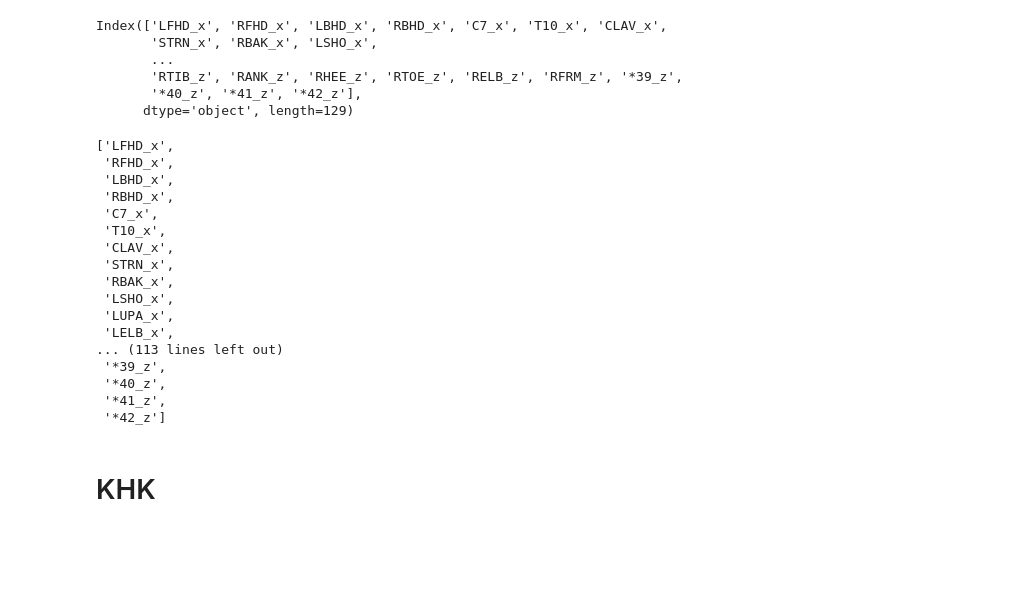
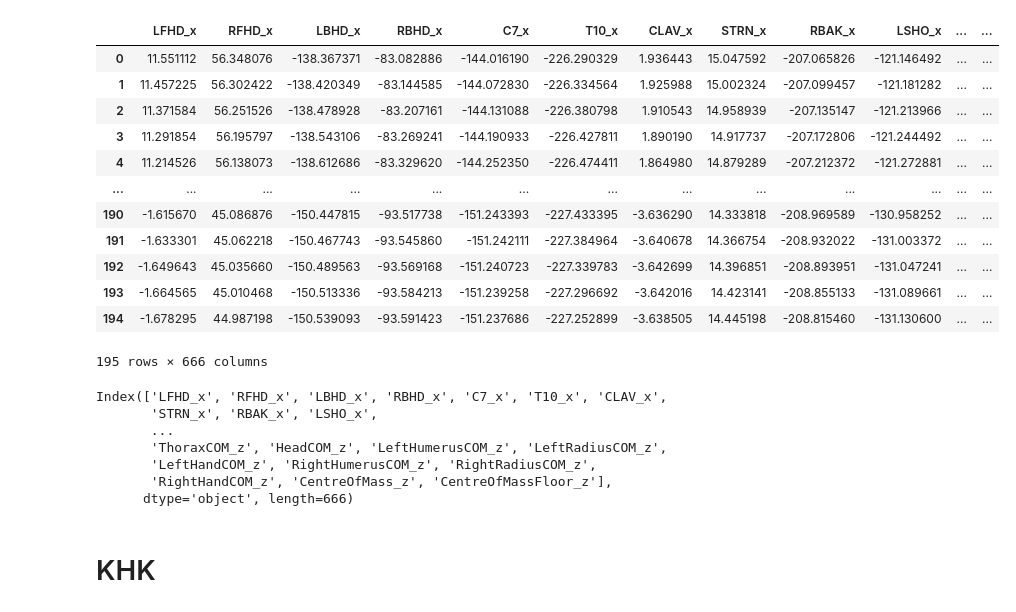
Before and after one commit to lgwds/boxing_analysis, a Jupyter notebook: main2.ipynb, the cells around one changed output. Saved outputs shown, nothing was run; the diff lists cells and outputs as text; code cells hidden in the pictures; blank space fills up the shorter version.

```diff
--- a/main2.ipynb
+++ b/main2.ipynb
@@ -6,64 +6,61 @@ import plotly.express as px
 import matplotlib
 # %%
 data = []
-with open('DSKPre03.c3d', 'rb') as handle:
+with open('DSKPost02.c3d', 'rb') as handle:
     reader = c3d.Reader(handle)
     for i, points, analog in reader.read_frames():
         #print('frame {}: point {}, analog {}'.format(i, points.shape, analog.shape))
         data.append(points)
 
 data_calibration = []
 with open('SubjectionCalibration01.c3d', 'rb') as handle:
     reader_calibration = c3d.Reader(handle)
     for i, points, analog in reader_calibration.read_frames():
         #print('frame {}: point {}, analog {}'.format(i, points.shape, analog.shape))
         data_calibration.append(points)
 
 data = np.array(data)
 data_calibration = np.array(data_calibration)
 
 def data2df(data, c3d_reader):
     point_labels = [i.strip() for i in np.array(c3d_reader.point_labels)]
 
     point_labels_xyz = [i+'_x' for i in point_labels]
     [point_labels_xyz.append(i+'_y') for i in point_labels]
     [point_labels_xyz.append(i+'_z') for i in point_labels]
 
     data_xyz = data[:,:,0] # x-coordinates,
     data_xyz = np.append(data_xyz, data[:,:,1], axis = 1) # y-coordinates,
     data_xyz = np.append(data_xyz, data[:,:,2], axis = 1) # z-coordinates,
     return pd.DataFrame(data=data_xyz, columns=point_labels_xyz)
 
 df = data2df(data, reader)
 df_calibration = data2df(data_calibration, reader_calibration)
 df_calibration
 # %% [output]
+|  | LFHD_x | RFHD_x | LBHD_x | RBHD_x | C7_x | T10_x | CLAV_x | STRN_x | RBAK_x | LSHO_x | ... | ... |
+| 0 | 11.551112 | 56.348076 | -138.367371 | -83.082886 | -144.016190 | -226.290329 | 1.936443 | 15.047592 | -207.065826 | -121.146492 | ... | ... |
+| 1 | 11.457225 | 56.302422 | -138.420349 | -83.144585 | -144.072830 | -226.334564 | 1.925988 | 15.002324 | -207.099457 | -121.181282 | ... | ... |
+| 2 | 11.371584 | 56.251526 | -138.478928 | -83.207161 | -144.131088 | -226.380798 | 1.910543 | 14.958939 | -207.135147 | -121.213966 | ... | ... |
+| 3 | 11.291854 | 56.195797 | -138.543106 | -83.269241 | -144.190933 | -226.427811 | 1.890190 | 14.917737 | -207.172806 | -121.244492 | ... | ... |
+| 4 | 11.214526 | 56.138073 | -138.612686 | -83.329620 | -144.252350 | -226.474411 | 1.864980 | 14.879289 | -207.212372 | -121.272881 | ... | ... |
+| ... | ... | ... | ... | ... | ... | ... | ... | ... | ... | ... | ... | ... |
+| 190 | -1.615670 | 45.086876 | -150.447815 | -93.517738 | -151.243393 | -227.433395 | -3.636290 | 14.333818 | -208.969589 | -130.958252 | ... | ... |
+| 191 | -1.633301 | 45.062218 | -150.467743 | -93.545860 | -151.242111 | -227.384964 | -3.640678 | 14.366754 | -208.932022 | -131.003372 | ... | ... |
+| 192 | -1.649643 | 45.035660 | -150.489563 | -93.569168 | -151.240723 | -227.339783 | -3.642699 | 14.396851 | -208.893951 | -131.047241 | ... | ... |
+| 193 | -1.664565 | 45.010468 | -150.513336 | -93.584213 | -151.239258 | -227.296692 | -3.642016 | 14.423141 | -208.855133 | -131.089661 | ... | ... |
+| 194 | -1.678295 | 44.987198 | -150.539093 | -93.591423 | -151.237686 | -227.252899 | -3.638505 | 14.445198 | -208.815460 | -131.130600 | ... | ... |
-Index(['LFHD_x', 'RFHD_x', 'LBHD_x', 'RBHD_x', 'C7_x', 'T10_x', 'CLAV_x',
-       'STRN_x', 'RBAK_x', 'LSHO_x',
-       ...
-       'RTIB_z', 'RANK_z', 'RHEE_z', 'RTOE_z', 'RELB_z', 'RFRM_z', '*39_z',
-       '*40_z', '*41_z', '*42_z'],
-      dtype='object', length=129)
+195 rows × 666 columns
-# %%
-list(df_calibration.columns)
-# %% [output]
-['LFHD_x',
- 'RFHD_x',
- 'LBHD_x',
- 'RBHD_x',
- 'C7_x',
- 'T10_x',
- 'CLAV_x',
- 'STRN_x',
- 'RBAK_x',
- 'LSHO_x',
- 'LUPA_x',
- 'LELB_x',
-... (113 lines left out)
- '*39_z',
- '*40_z',
- '*41_z',
- '*42_z']
+# %%
+df_calibration.columns
+# %% [output]
+Index(['LFHD_x', 'RFHD_x', 'LBHD_x', 'RBHD_x', 'C7_x', 'T10_x', 'CLAV_x',
+       'STRN_x', 'RBAK_x', 'LSHO_x',
+       ...
+       'ThoraxCOM_z', 'HeadCOM_z', 'LeftHumerusCOM_z', 'LeftRadiusCOM_z',
+       'LeftHandCOM_z', 'RightHumerusCOM_z', 'RightRadiusCOM_z',
+       'RightHandCOM_z', 'CentreOfMass_z', 'CentreOfMassFloor_z'],
+      dtype='object', length=666)
 # %% [markdown]
 # KHK
 # %%
```
Also changed, not shown: parts of 4 cells of this notebook.
